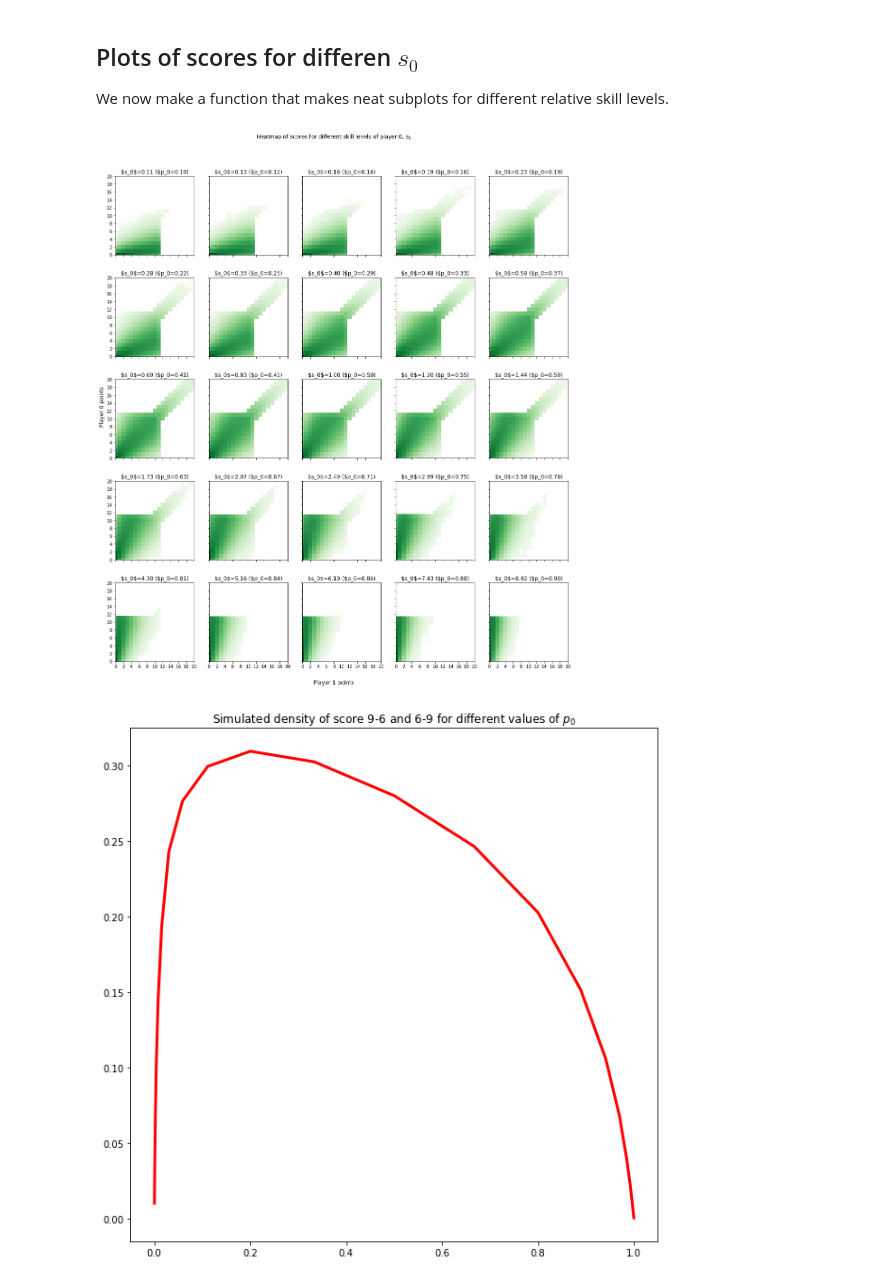
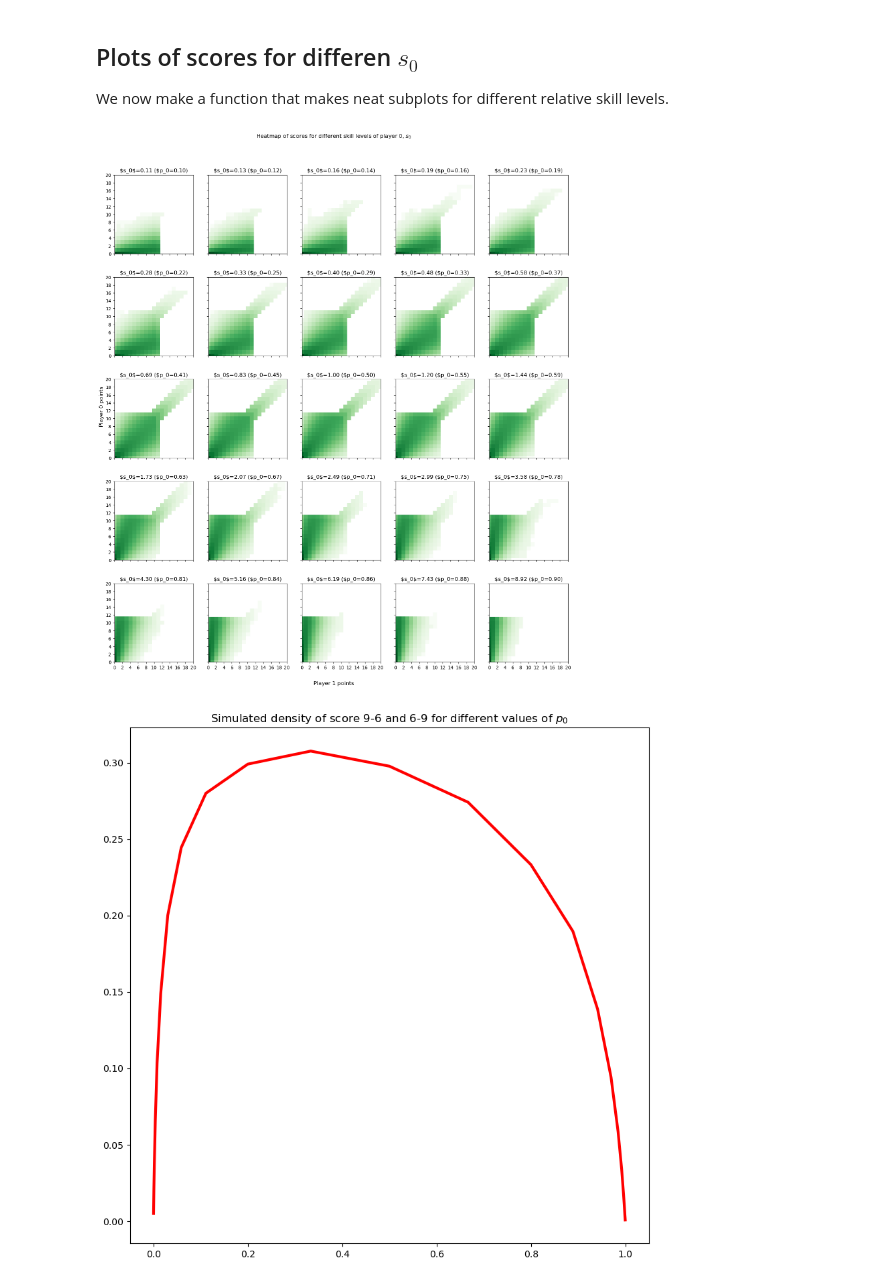
Before and after one commit to magnushelliesen/ping-pong-result-simulator, a Jupyter notebook: ping-pong-result-simulator.ipynb, the cells around one changed output. Saved outputs shown, nothing was run; the diff lists cells and outputs as text; code cells hidden in the pictures.

```diff
--- a/ping-pong-result-simulator.ipynb
+++ b/ping-pong-result-simulator.ipynb
@@ -27,5 +30,5 @@ Next, we make a function that simulates a whole game, that is a sequence of exch
 # %%
-def result_from_game(s0_baseline, s0_serve):
+def result_from_game(s0, k_s):
     random_uniform = random.uniform(0,1)
     scores_in_game = [(0, 0)]
     serves_in_game = [(random_uniform <= 0.5, random_uniform > 0.5)]
@@ -34,8 +37,8 @@ def result_from_game(s0_baseline, s0_serve):
     while (max(scores_in_game[-1][0], scores_in_game[-1][1]) < 11) or (abs(scores_in_game[-1][0]-scores_in_game[-1][1]) < 2):
         if min(scores_in_game[-1][0], scores_in_game[-1][1]) >= 10:
             serves = 1
-        s0 = s0_baseline if not serves_in_game[-1][0] else s0_baseline*s0_serve
-        player0_won, player1_won = result_from_single_exchange(s0)
+        s0_mult = s0 if not serves_in_game[-1][0] else s0*k_s
+        player0_won, player1_won = result_from_single_exchange(s0_mult)
         scores_in_game.append((scores_in_game[-1][0]+player0_won, scores_in_game[-1][1]+player1_won))
         serves_in_game.append((not serves_in_game[-1][0] if serves_in_game[-1][0] == serves_in_game[-serves][0] else serves_in_game[-1][0],
                                not serves_in_game[-1][1] if serves_in_game[-1][1] == serves_in_game[-serves][1] else serves_in_game[-1][1]
@@ -59,17 +62,17 @@ example_game[-1]
 # %% [markdown]
 We generate a function that simulates $n$ games and stores all the results to a list. (We will be able to distinguish between games later because every game starts with 0-0.)
 # %%
-def game_simulator(s0, n, seed):
+def game_simulator(s0, advantage_of_serve, n, seed):
     random.seed(seed)
     simulation_of_games = []
     for i in range(n):
-        simulation_of_games.extend(result_from_game(s0, 2))
+        simulation_of_games.extend(result_from_game(s0, advantage_of_serve))
     return simulation_of_games
 # %% [markdown]
 ## Results for simulation of games between equal players
 We now simulate 100,000 games between equaly skilled players and store it to a list. We then put it in a DataFrame, manipulate it, and plot it as a heatmap. We see that scores along the diagonal (that is, farily even matches) are the most frequent. Nevertheless, every so often a player wins 11 to nothing, and sometimes the game goes on until 25 points and more. Note that the heatmap uses a power-transformation, that is count is raised to the 1/4th power to make the plot a bit more busy. The reason is that otherwise 0-0 dominats the plot as it occurs every game.
 # %%
-simulation_of_games = game_simulator(1, 10000, 1234)
+simulation_of_games = game_simulator(1, 1.5, 100000, 1234)
 
 df = pd.DataFrame(simulation_of_games, columns=['player0_points', 'player1_points'])
 
@@ -102,7 +105,8 @@ df.groupby(df['match_id'])['96/69'].sum().mean()
 ## Plots of scores for differen $s_0$
 We now make a function that makes neat subplots for different relative skill levels.
 # %%
-def result_creator(n, seed):
+@cache
+def result_creator(advantage_of_serve, n, seed):
     fig, ax = plt.subplots(5, 5, sharex=True, sharey=True, figsize=(15, 17.5))
     #fig.tight_layout(pad=1.0)
     fig.supylabel('Player 0 points')
@@ -112,7 +116,7 @@ def result_creator(n, seed):
     prob = []
     i, j = 0, 0
     for s0 in [1.2**i for i in range(-12,13)]:
-        simulation_of_games = game_simulator(s0, n, 1234)
+        simulation_of_games = game_simulator(s0, advantage_of_serve, n, 1234)
 
         df = pd.DataFrame(simulation_of_games, columns=['player0_points', 'player1_points'])
 
@@ -148,7 +152,7 @@ def result_creator(n, seed):
     plt.title('Simulated density of score 9-6 and 6-9 for different values of $p_0$')
     plt.show()
 # %%
-result_creator(100000, 1234)
+result_creator(1.5, 100000, 1234)
 # %% [output]
 [figure]
-[figure, old version]
+[figure, new version]
```
Also changed, not shown: parts of 7 cells of this notebook.
